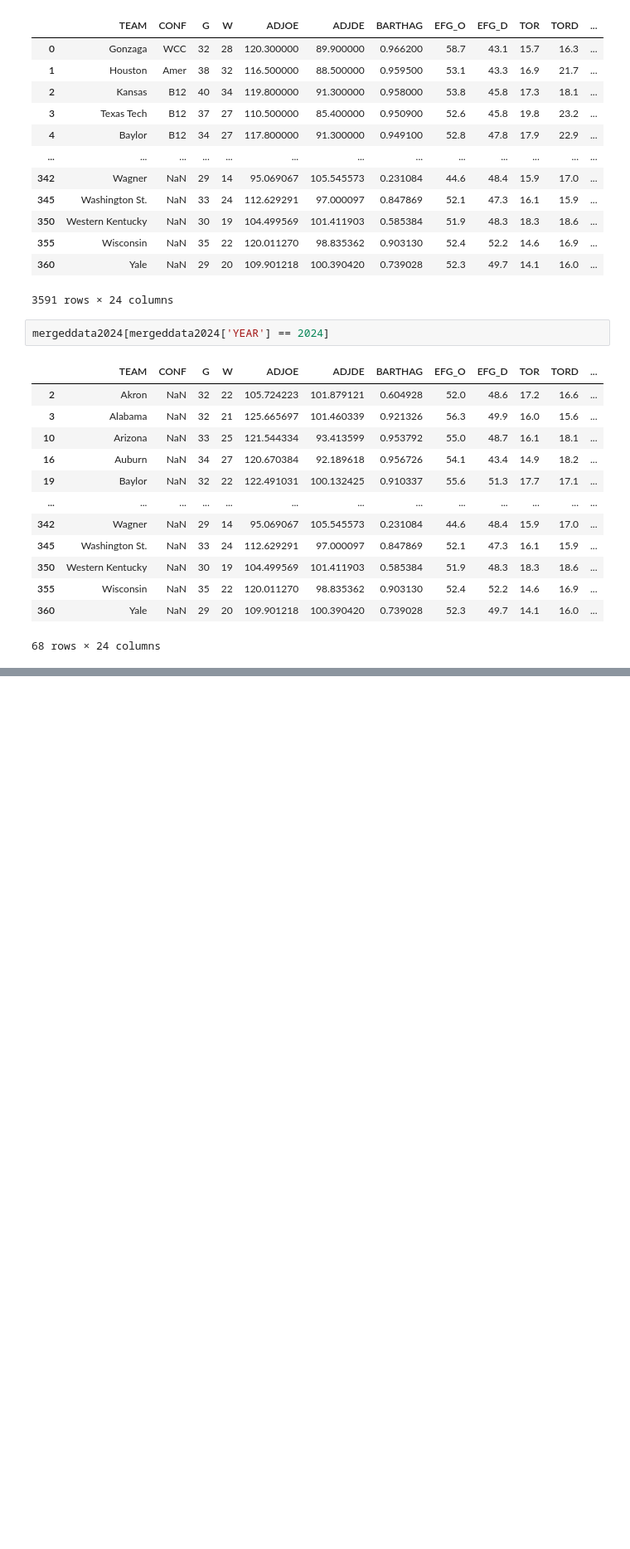
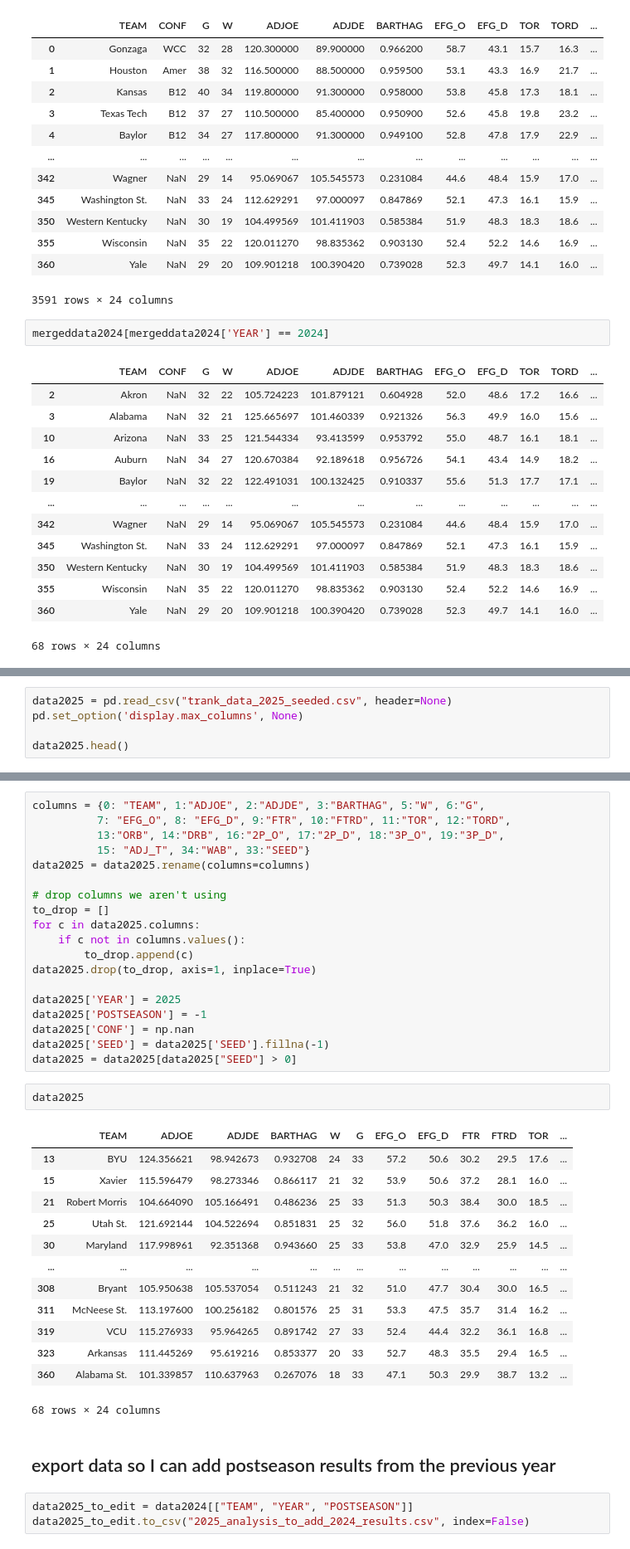
Before and after one commit to ajbenz18/march-madness-model, a Jupyter notebook: cleaning.ipynb, the cells around one changed output, grey strips where cells are left out. Shown at 83% size. Drawn from its saved outputs; the diff is of its cells as text; blank space fills up the shorter version.

```diff
--- a/cleaning.ipynb
+++ b/cleaning.ipynb
@@ -348,0 +353,5 @@ mergeddata2024[mergeddata2024['YEAR'] == 2024]
+# %%
+data2025 = pd.read_csv("trank_data_2025_seeded.csv", header=None)
+pd.set_option('display.max_columns', None)
+
+data2025.head()
@@ -348,0 +365,40 @@ mergeddata2024[mergeddata2024['YEAR'] == 2024]
+# %%
+columns = {0: "TEAM", 1:"ADJOE", 2:"ADJDE", 3:"BARTHAG", 5:"W", 6:"G",
+          7: "EFG_O", 8: "EFG_D", 9:"FTR", 10:"FTRD", 11:"TOR", 12:"TORD",
+          13:"ORB", 14:"DRB", 16:"2P_O", 17:"2P_D", 18:"3P_O", 19:"3P_D",
+          15: "ADJ_T", 34:"WAB", 33:"SEED"}
+data2025 = data2025.rename(columns=columns)
+
+# drop columns we aren't using
+to_drop = []
+for c in data2025.columns:
+    if c not in columns.values():
+        to_drop.append(c)
+data2025.drop(to_drop, axis=1, inplace=True)
+
+data2025['YEAR'] = 2025
+data2025['POSTSEASON'] = -1
+data2025['CONF'] = np.nan
+data2025['SEED'] = data2025['SEED'].fillna(-1)
+data2025 = data2025[data2025["SEED"] > 0]
+# %%
+data2025
+# %% [output]
+|  | TEAM | ADJOE | ADJDE | BARTHAG | W | G | EFG_O | EFG_D | FTR | FTRD | TOR | ... |
+| 13 | BYU | 124.356621 | 98.942673 | 0.932708 | 24 | 33 | 57.2 | 50.6 | 30.2 | 29.5 | 17.6 | ... |
+| 15 | Xavier | 115.596479 | 98.273346 | 0.866117 | 21 | 32 | 53.9 | 50.6 | 37.2 | 28.1 | 16.0 | ... |
+| 21 | Robert Morris | 104.664090 | 105.166491 | 0.486236 | 25 | 33 | 51.3 | 50.3 | 38.4 | 30.0 | 18.5 | ... |
+| 25 | Utah St. | 121.692144 | 104.522694 | 0.851831 | 25 | 32 | 56.0 | 51.8 | 37.6 | 36.2 | 16.0 | ... |
+| 30 | Maryland | 117.998961 | 92.351368 | 0.943660 | 25 | 33 | 53.8 | 47.0 | 32.9 | 25.9 | 14.5 | ... |
+| ... | ... | ... | ... | ... | ... | ... | ... | ... | ... | ... | ... | ... |
+| 308 | Bryant | 105.950638 | 105.537054 | 0.511243 | 21 | 32 | 51.0 | 47.7 | 30.4 | 30.0 | 16.5 | ... |
+| 311 | McNeese St. | 113.197600 | 100.256182 | 0.801576 | 25 | 31 | 53.3 | 47.5 | 35.7 | 31.4 | 16.2 | ... |
+| 319 | VCU | 115.276933 | 95.964265 | 0.891742 | 27 | 33 | 52.4 | 44.4 | 32.2 | 36.1 | 16.8 | ... |
+| 323 | Arkansas | 111.445269 | 95.619216 | 0.853377 | 20 | 33 | 52.7 | 48.3 | 35.5 | 29.4 | 16.5 | ... |
+| 360 | Alabama St. | 101.339857 | 110.637963 | 0.267076 | 18 | 33 | 47.1 | 50.3 | 29.9 | 38.7 | 13.2 | ... |
+68 rows × 24 columns
+# %% [markdown]
+## export data so I can add postseason results from the previous year
+# %%
+data2025_to_edit = data2024[["TEAM", "YEAR", "POSTSEASON"]]
+data2025_to_edit.to_csv("2025_analysis_to_add_2024_results.csv", index=False)
```
Also changed, not shown: parts of 7 cells of this notebook, 7 other files.
